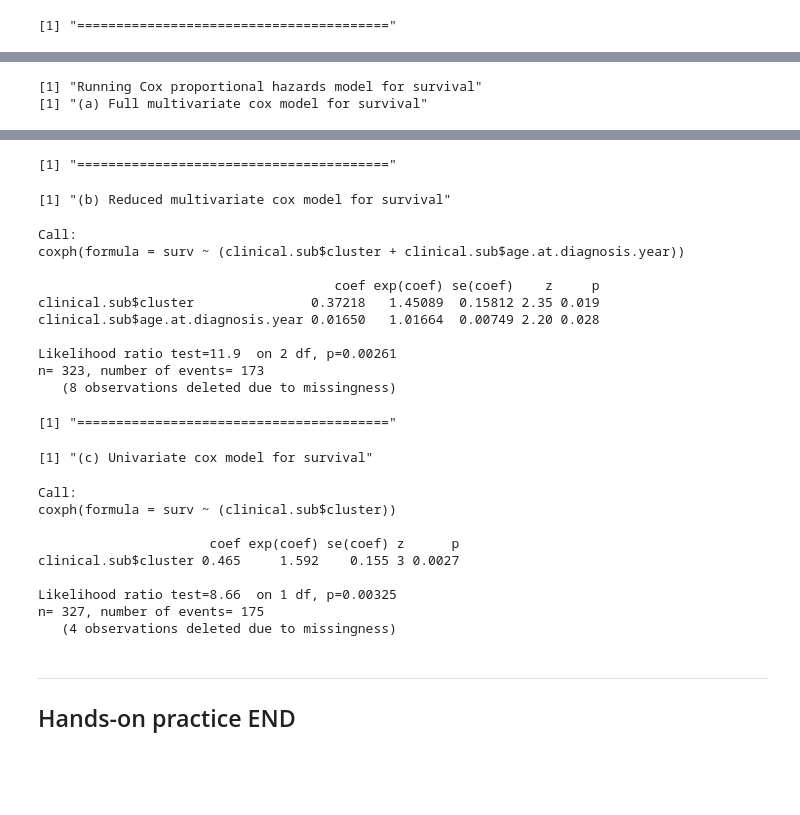
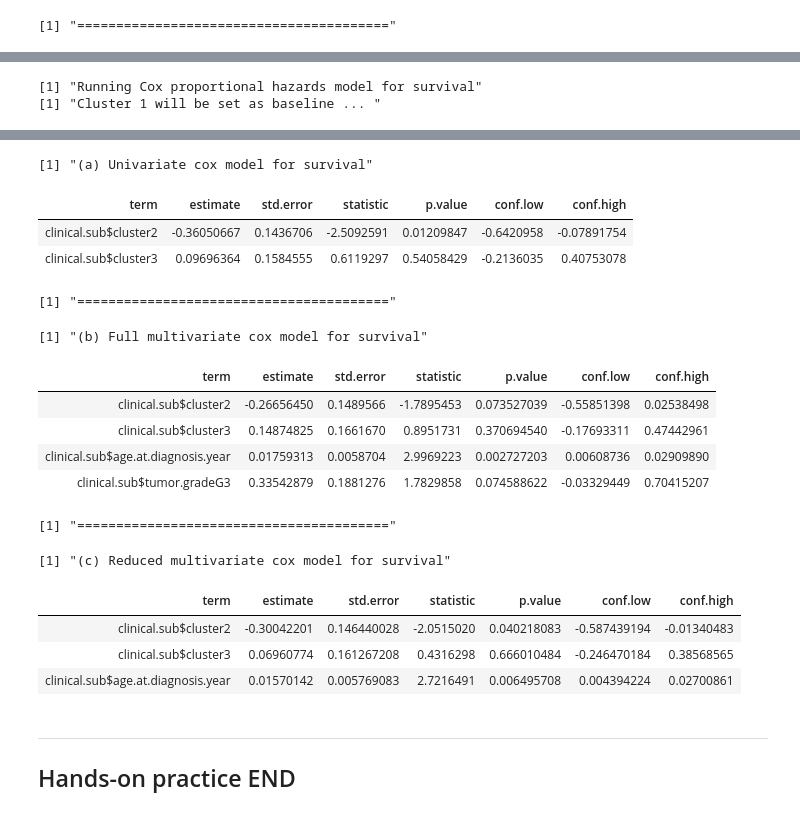
Before and after one commit to riyuebao/CRI-Workshop-Nov2016-RNAseq, a Jupyter notebook: Run_RNAseq.tutorial.rendered.ipynb, the cells around one changed output, grey strips where cells are left out. Drawn from its saved outputs; the diff is of its cells as text; code cells hidden in the pictures; blank space fills up the shorter version.

```diff
--- a/Run_RNAseq.tutorial.rendered.ipynb
+++ b/Run_RNAseq.tutorial.rendered.ipynb
@@ -581,8 +560,6 @@ Involves two sub-steps in [R](https://www.r-project.org/about.html) (i to ii).
 
 ### i. KM plot and log-rank test
 # %%
-separator = '========================================'
-
 ##-- add right censoring
 table(clinical$vital.status)
 clinical$censor = NA
@@ -593,7 +570,8 @@ clinical$censor = as.numeric(clinical$censor)
 ##-- KM plot
 surv = Surv(clinical$overall.survival.month, clinical$censor)
 surv.fit = survfit(surv ~ clinical$cluster)
-script = file.path('notebook_ext','ipynb_data','Rscripts','TCGA_OV.plot_KM.R')
+script = file.path('notebook_ext','ipynb_data','Rscripts',
+                   'TCGA_OV.plot_KM.R')
 source(script)
 
 separator
@@ -628,26 +608,35 @@ clinical$cluster=3 118       71     56.5      3.74      4.79
 # %%
 ##-- cox pp haz model (comparing cluster 2 and 3 as an example!)
 print(paste0('Running Cox proportional hazards model for survival'))
-clinical.sub = clinical[clinical$cluster %in% c(2,3),]
+clinical.sub = clinical[clinical$cluster %in% c(1,2,3),]
 surv = Surv(clinical.sub$overall.survival.month, clinical.sub$censor)
 
+print('Cluster 1 will be set as baseline ... ')
+
+separator
+
+##-- univariate cox model
+print(paste0('(a) Univariate cox model for survival'))
+m1 = coxph(surv~(clinical.sub$cluster))
+tidy(m1)
+
+separator
+
 ##-- full cox model
-print(paste0('(a) Full multivariate cox model for survival'))
-coxph(surv~(clinical.sub$cluster +
-              clinical.sub$age.at.diagnosis.year +
-              clinical.sub$tumor.grade))
+print(paste0('(b) Full multivariate cox model for survival'))
+m2 = coxph(surv~(clinical.sub$cluster +
+                 clinical.sub$age.at.diagnosis.year +
+                 clinical.sub$tumor.grade))
+tidy(m2)
 
 separator
 
 ##-- reduced cox model
-print(paste0('(b) Reduced multivariate cox model for survival'))
-coxph(surv~(clinical.sub$cluster + clinical.sub$age.at.diagnosis.year))
-
-separator
-
-##-- univariate cox model
-print(paste0('(c) Univariate cox model for survival'))
-coxph(surv~(clinical.sub$cluster))
+##-- Always use the simplest model with the least necessary amount of
+##-- covariates to minimize overfitting
+print(paste0('(c) Reduced multivariate cox model for survival'))
+m3 = coxph(surv~(clinical.sub$cluster + clinical.sub$age.at.diagnosis.year))
+tidy(m3)
 # %% [output]
 [1] "Running Cox proportional hazards model for survival"
-[1] "(a) Full multivariate cox model for survival"
+[1] "Cluster 1 will be set as baseline ... "
@@ -666,26 +644,20 @@ n= 316, number of events= 169
-[1] "========================================"
+[1] "(a) Univariate cox model for survival"
+| term | estimate | std.error | statistic | p.value | conf.low | conf.high |
+| clinical.sub$cluster2 | -0.36050667 | 0.1436706 | -2.5092591 | 0.01209847 | -0.6420958 | -0.07891754 |
+| clinical.sub$cluster3 | 0.09696364 | 0.1584555 | 0.6119297 | 0.54058429 | -0.2136035 | 0.40753078 |
-[1] "(b) Reduced multivariate cox model for survival"
+[1] "========================================"
-Call:
-coxph(formula = surv ~ (clinical.sub$cluster + clinical.sub$age.at.diagnosis.year))
-
-                                      coef exp(coef) se(coef)    z     p
-clinical.sub$cluster               0.37218   1.45089  0.15812 2.35 0.019
-clinical.sub$age.at.diagnosis.year 0.01650   1.01664  0.00749 2.20 0.028
-
-Likelihood ratio test=11.9  on 2 df, p=0.00261
-n= 323, number of events= 173
-   (8 observations deleted due to missingness)
+[1] "(b) Full multivariate cox model for survival"
+| term | estimate | std.error | statistic | p.value | conf.low | conf.high |
+| clinical.sub$cluster2 | -0.26656450 | 0.1489566 | -1.7895453 | 0.073527039 | -0.55851398 | 0.02538498 |
+| clinical.sub$cluster3 | 0.14874825 | 0.1661670 | 0.8951731 | 0.370694540 | -0.17693311 | 0.47442961 |
+| clinical.sub$age.at.diagnosis.year | 0.01759313 | 0.0058704 | 2.9969223 | 0.002727203 | 0.00608736 | 0.02909890 |
+| clinical.sub$tumor.gradeG3 | 0.33542879 | 0.1881276 | 1.7829858 | 0.074588622 | -0.03329449 | 0.70415207 |
 [1] "========================================"
-[1] "(c) Univariate cox model for survival"
+[1] "(c) Reduced multivariate cox model for survival"
-Call:
-coxph(formula = surv ~ (clinical.sub$cluster))
-
-                      coef exp(coef) se(coef) z      p
-clinical.sub$cluster 0.465     1.592    0.155 3 0.0027
-
-Likelihood ratio test=8.66  on 1 df, p=0.00325
-n= 327, number of events= 175
-   (4 observations deleted due to missingness)
+| term | estimate | std.error | statistic | p.value | conf.low | conf.high |
+| clinical.sub$cluster2 | -0.30042201 | 0.146440028 | -2.0515020 | 0.040218083 | -0.587439194 | -0.01340483 |
+| clinical.sub$cluster3 | 0.06960774 | 0.161267208 | 0.4316298 | 0.666010484 | -0.246470184 | 0.38568565 |
+| clinical.sub$age.at.diagnosis.year | 0.01570142 | 0.005769083 | 2.7216491 | 0.006495708 | 0.004394224 | 0.02700861 |
 # %% [markdown]
 ***
 ## Hands-on practice END
```
Also changed, not shown: parts of 21 cells of this notebook, 8 other files.
